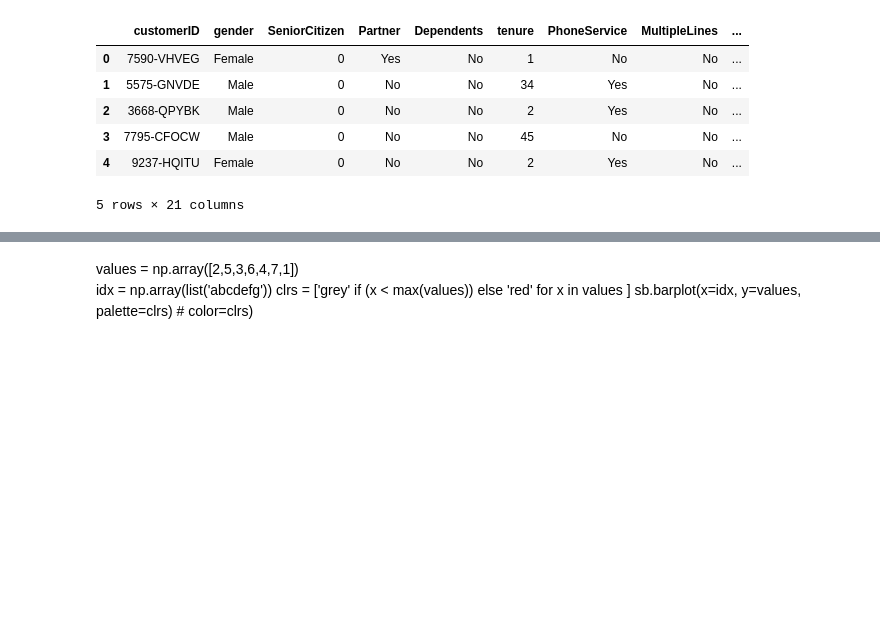
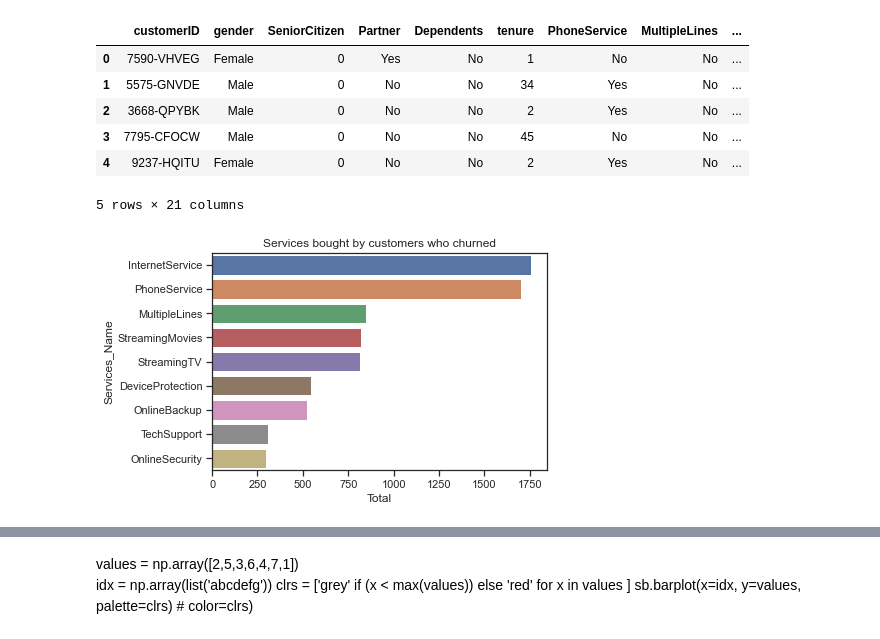
Before and after one commit to weinerkervens/churn_analysis, a Jupyter notebook: Customer Churn Analysis (by Weiner-Kervens PIERRE).ipynb, the cells around one changed output, grey strips where cells are left out. Saved outputs shown, nothing was run; the diff lists cells and outputs as text; code cells hidden in the pictures; blank space fills up the shorter version.

```diff
--- a/Customer Churn Analysis (by Weiner-Kervens PIERRE).ipynb
+++ b/Customer Churn Analysis (by Weiner-Kervens PIERRE).ipynb
@@ -432,13 +641,0 @@ plt.savefig(r'img/dist_churn_4.png',bbox_inches='tight')
-# %%
-plt.style.use('ggplot')
-sns.set(style="ticks", color_codes=True)
-
-fig, axes = plt.subplots(nrows = 1,ncols = 3
-                         ,figsize = (20,5))
-
-sns.countplot(x = "Contract", hue='Churn', data = df, ax=axes[0])
-sns.countplot(x = "PaperlessBilling", hue='Churn', data = df, ax=axes[1])
-ax = sns.countplot(x = "PaymentMethod", hue='Churn', data = df, ax=axes[2])
-ax.set_xticklabels(ax.get_xticklabels(),rotation=90)
-
-plt.savefig(r'img/dist_churn_5.png',bbox_inches='tight')
@@ -608,11 +838,24 @@ df.head()
 | 4 | 9237-HQITU | Female | 0 | No | No | 2 | Yes | No | ... |
 5 rows × 21 columns
 # %%
-val_dict = dict(service_name=[],Total=[])
+val_dict = dict(Services_Name=[],Total=[])
 val= df.columns[6:15].to_list()#['DeviceProtection','InternetService','OnlineSecurity']
 for name in val:
     val= df[df.Churn =='Yes'].copy()
     val =val[val[name] =='Yes'][name].count()
 
-    val_dict['service_name'].append(name)
+    val_dict['Services_Name'].append(name)
     val_dict['Total'].append(val)
+
+
+df_10 = pd.DataFrame(val_dict).sort_values(by=['Total'],ascending=False)
+
+#df_10.plot(kind="barh",x="service_name",y="Total")
+ax = sns.barplot(y='Services_Name',data=df_10,x='Total')
+#ax.set_xticklabels(ax.get_xticklabels(),rotation=90)
+ax.set_title('Services bought by customers who churned')
+#ax.set_xlabel(None)
+#ax.set_color('red')
+plt.savefig(r'img/fig.png',bbox_inches='tight')
+# %% [output]
+[figure, added]
```
Also changed, not shown: parts of 23 cells of this notebook, 2 other files.
